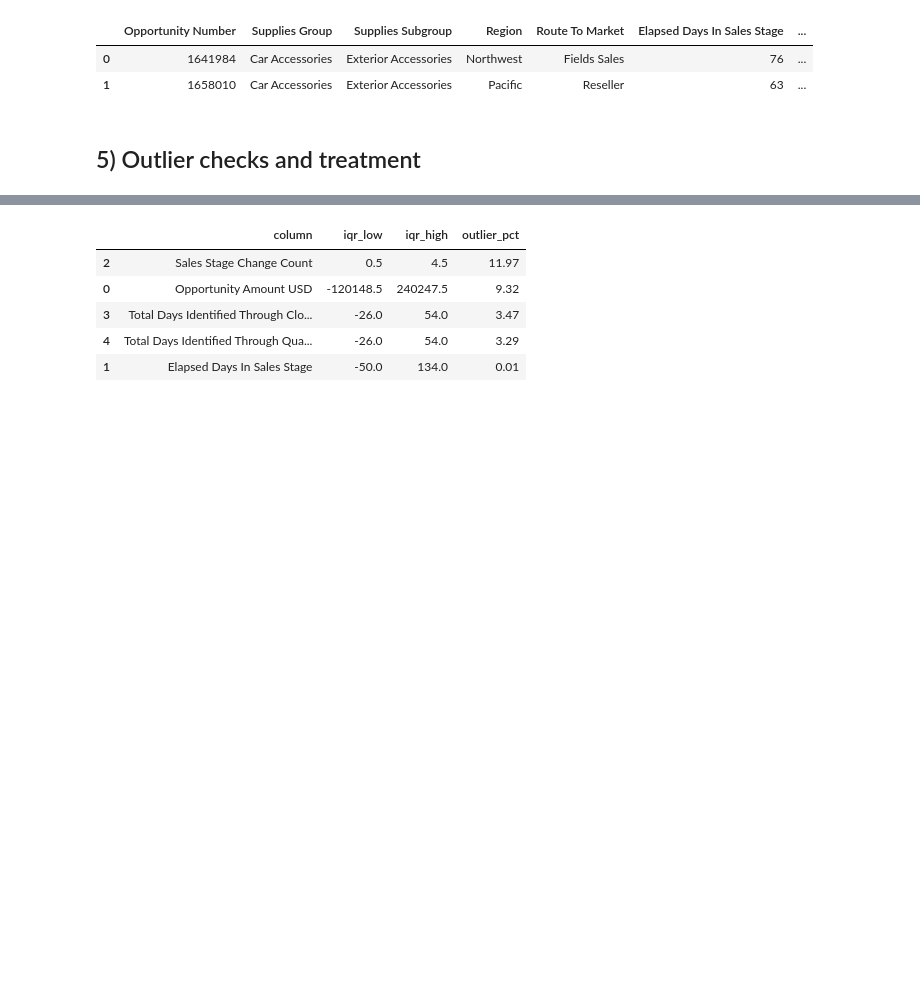
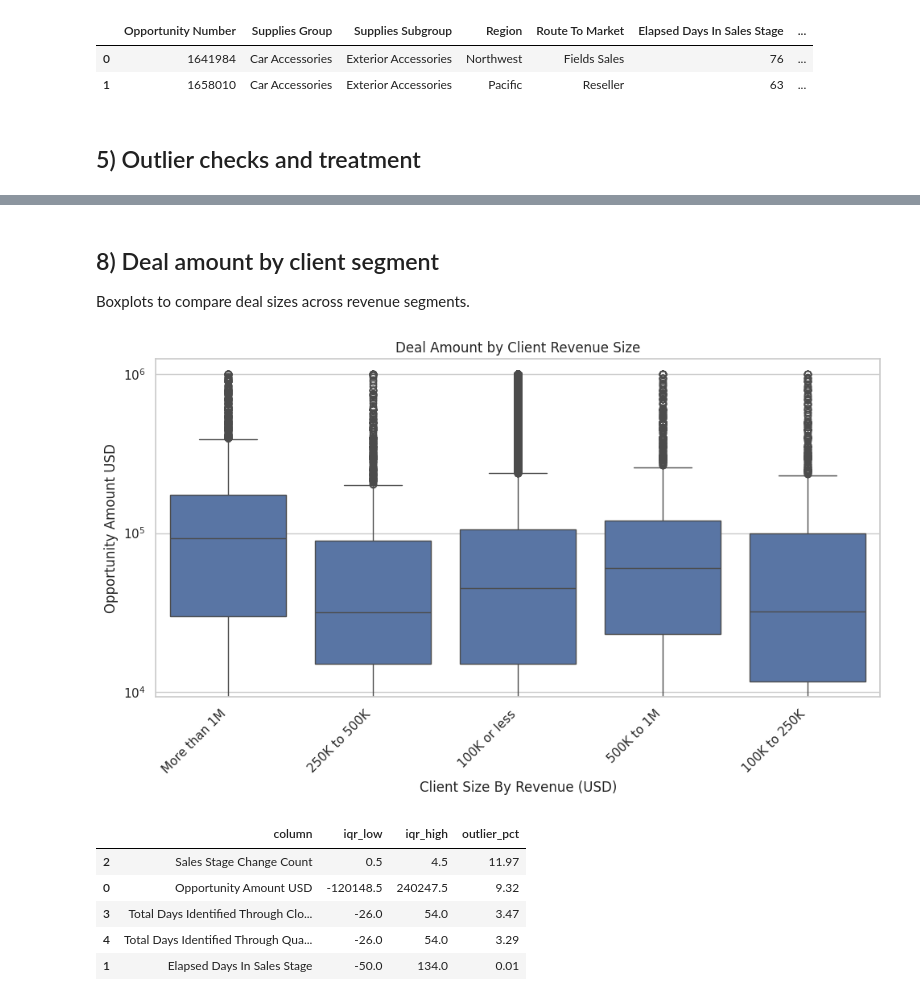
Before and after one commit to mrbungie/mib_cars_analysis, a Jupyter notebook: notebooks/01_eda_cleansing.ipynb, the cells around one changed output, grey strips where cells are left out. Saved outputs shown, nothing was run; the diff lists cells and outputs as text; code cells hidden in the pictures; blank space fills up the shorter version.

```diff
--- a/notebooks/01_eda_cleansing.ipynb
+++ b/notebooks/01_eda_cleansing.ipynb
@@ -216,3 +247,16 @@ See https://pandas.pydata.org/docs/user_guide/migration-3-strings.html#string-mi
+# %% [markdown]
+## 8) Deal amount by client segment
+
+Boxplots to compare deal sizes across revenue segments.
+# %%
+plt.figure(figsize=(10,6))
+sns.boxplot(data=df, x='Client Size By Revenue (USD)', y='Opportunity Amount USD')
+plt.yscale('log')
+plt.xticks(rotation=45, ha='right')
+plt.title('Deal Amount by Client Revenue Size')
+plt.tight_layout()
+# %% [output]
+[figure, added]
 # %%
 num_cols = [
     'Opportunity Amount USD',
```
Also changed, not shown: parts of 4 cells of this notebook, 9 other files.
